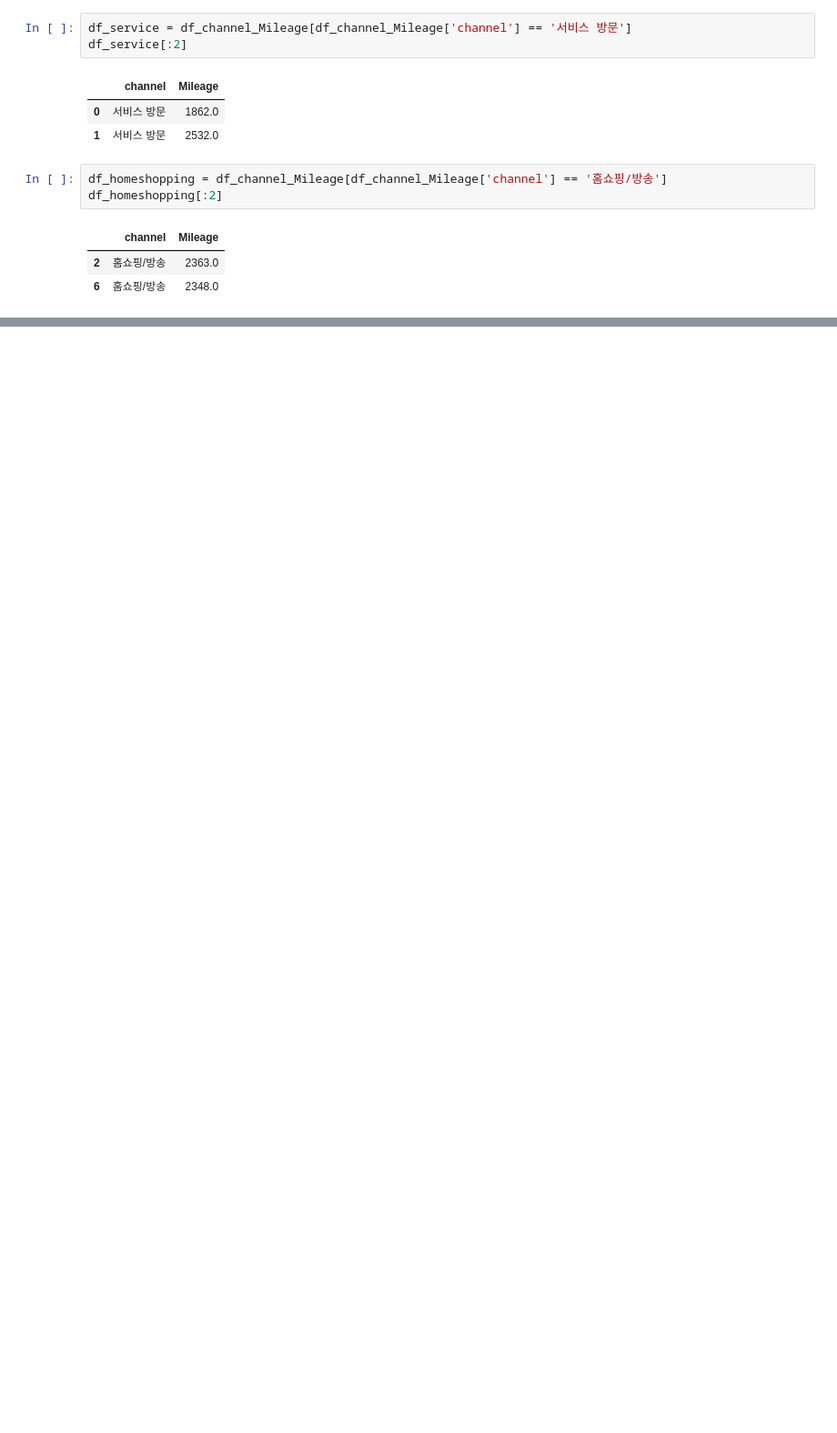
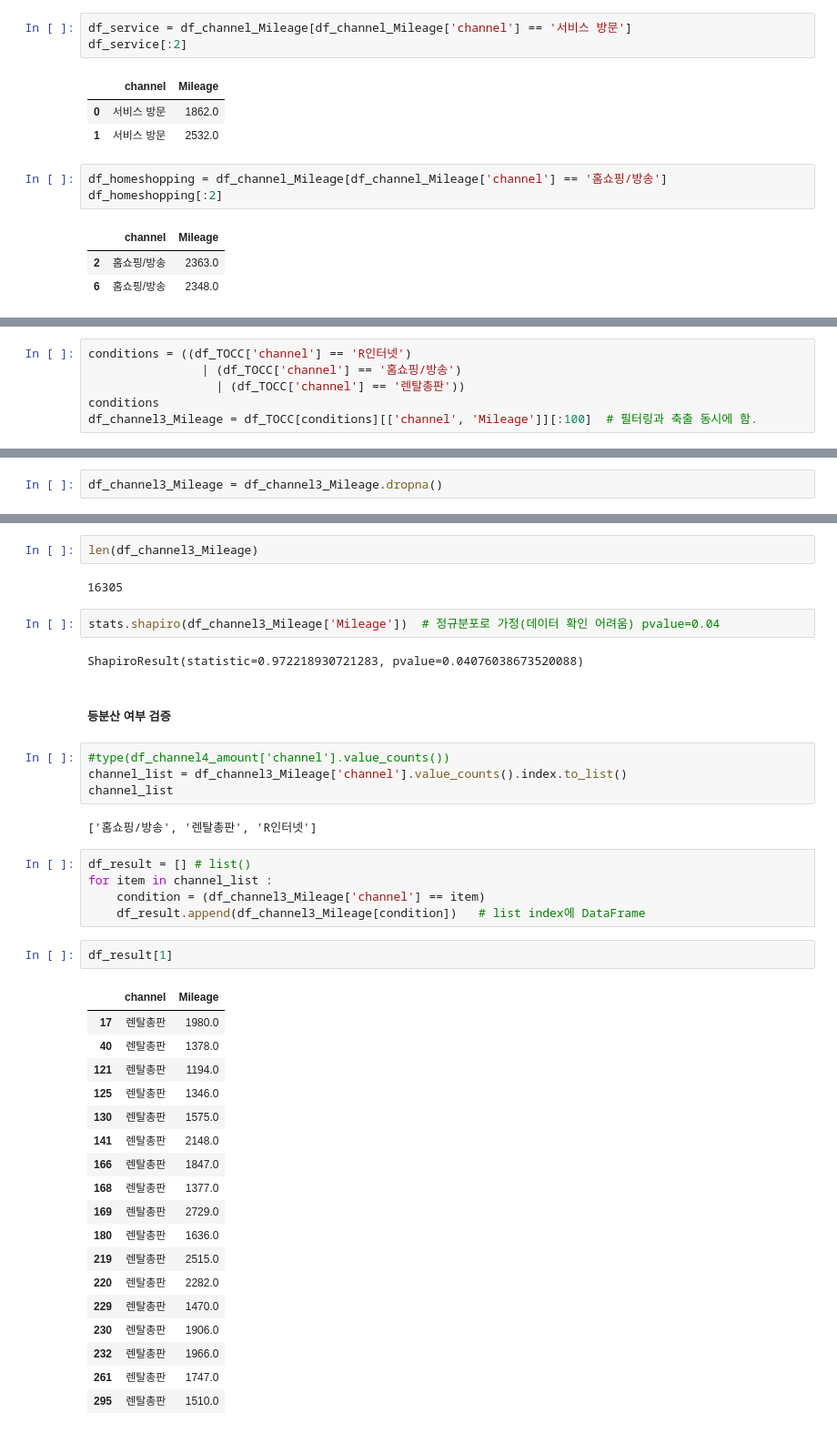
Before and after one commit to lovestar7914/study_data_analytics-1, a Jupyter notebook: codes/CDA/TypeOfContractChannel_CDA_mixed_Normal.ipynb, the cells around one changed output, grey strips where cells are left out. Shown at 91% size. Cells and saved outputs as stored; diff of their text form; blank space fills up the shorter version.

```diff
--- a/codes/CDA/TypeOfContractChannel_CDA_mixed_Normal.ipynb
+++ b/codes/CDA/TypeOfContractChannel_CDA_mixed_Normal.ipynb
@@ -95,0 +126,6 @@ Ttest_indResult(statistic=-0.08025301134894845, pvalue=0.9360455086241137)
+# %%
+conditions = ((df_TOCC['channel'] == 'R인터넷')
+                | (df_TOCC['channel'] == '홈쇼핑/방송')
+                  | (df_TOCC['channel'] == '렌탈총판'))
+conditions
+df_channel3_Mileage = df_TOCC[conditions][['channel', 'Mileage']][:100]  # 필터링과 축출 동시에 함.
@@ -95,0 +138,2 @@ Ttest_indResult(statistic=-0.08025301134894845, pvalue=0.9360455086241137)
+# %%
+df_channel3_Mileage = df_channel3_Mileage.dropna()
@@ -95,0 +143,42 @@ Ttest_indResult(statistic=-0.08025301134894845, pvalue=0.9360455086241137)
+# %%
+len(df_channel3_Mileage)
+# %% [output]
+16305
+# %%
+stats.shapiro(df_channel3_Mileage['Mileage'])  # 정규분포로 가정(데이터 확인 어려움) pvalue=0.04
+# %% [output]
+ShapiroResult(statistic=0.972218930721283, pvalue=0.04076038673520088)
+# %% [markdown]
+##### 등분산 여부 검증
+# %%
+#type(df_channel4_amount['channel'].value_counts())
+channel_list = df_channel3_Mileage['channel'].value_counts().index.to_list()
+channel_list
+# %% [output]
+['홈쇼핑/방송', '렌탈총판', 'R인터넷']
+# %%
+df_result = [] # list()
+for item in channel_list :
+    condition = (df_channel3_Mileage['channel'] == item)
+    df_result.append(df_channel3_Mileage[condition])   # list index에 DataFrame
+# %%
+df_result[1]
+# %% [output]
+|  | channel | Mileage |
+| 17 | 렌탈총판 | 1980.0 |
+| 40 | 렌탈총판 | 1378.0 |
+| 121 | 렌탈총판 | 1194.0 |
+| 125 | 렌탈총판 | 1346.0 |
+| 130 | 렌탈총판 | 1575.0 |
+| 141 | 렌탈총판 | 2148.0 |
+| 166 | 렌탈총판 | 1847.0 |
+| 168 | 렌탈총판 | 1377.0 |
+| 169 | 렌탈총판 | 2729.0 |
+| 180 | 렌탈총판 | 1636.0 |
+| 219 | 렌탈총판 | 2515.0 |
+| 220 | 렌탈총판 | 2282.0 |
+| 229 | 렌탈총판 | 1470.0 |
+| 230 | 렌탈총판 | 1906.0 |
+| 232 | 렌탈총판 | 1966.0 |
+| 261 | 렌탈총판 | 1747.0 |
+| 295 | 렌탈총판 | 1510.0 |
```
Also changed, not shown: parts of 17 cells of this notebook, 2 other files.
